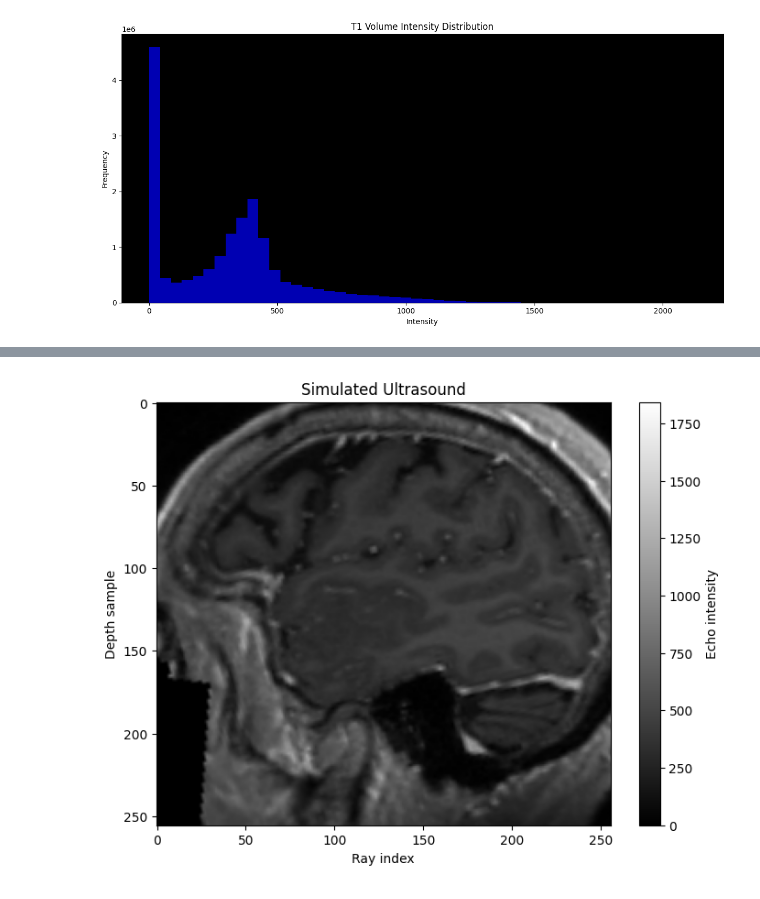
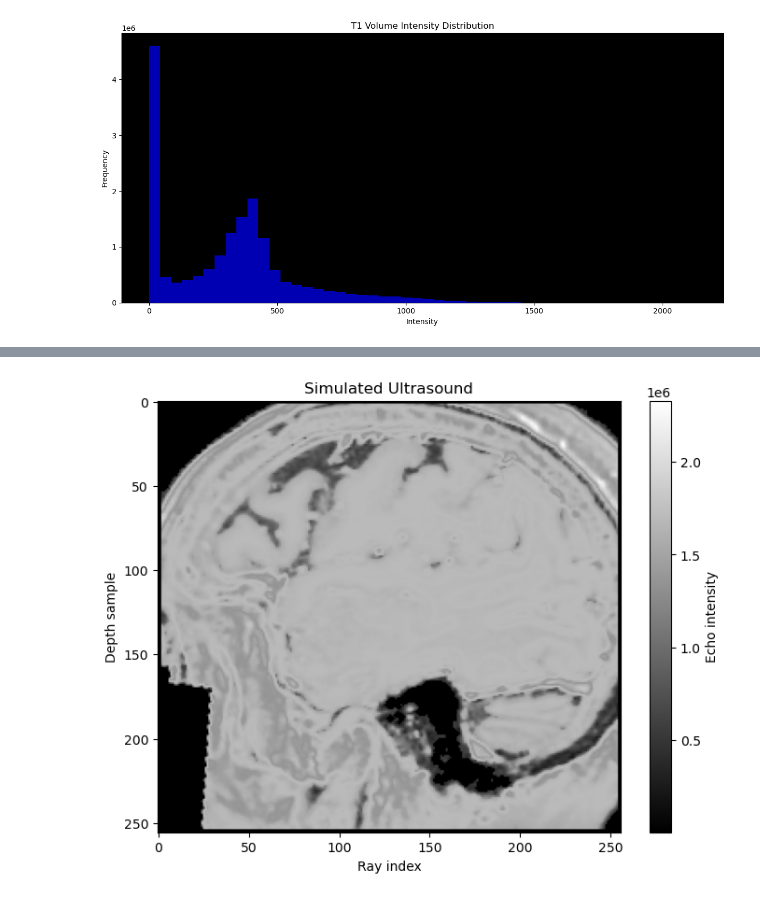
Before and after one commit to gduguey/DiffUS, a Jupyter notebook: notebooks/playground_gabi copy.ipynb, the cells around one changed output, grey strips where cells are left out. Saved outputs shown, nothing was run; the diff lists cells and outputs as text; code cells hidden in the pictures.

```diff
--- a/notebooks/playground_gabi copy.ipynb
+++ b/notebooks/playground_gabi copy.ipynb
@@ -198,9 +219,9 @@ tensor([[ 8.,  9.,  8.,  ...,  0.,  0.,  0.],
 # %%
 UR.plot_frame(
-    T1_volume[100,:,:]
+    Z_vol[100,:,:]
 )
 # %% [output]
-[figure, old version]
+[figure, new version]
 # %%
 output = UR.plot_beam_frame(
     volume=Z_vol,
```
Also changed, not shown: parts of 9 cells of this notebook, 7 other files.
